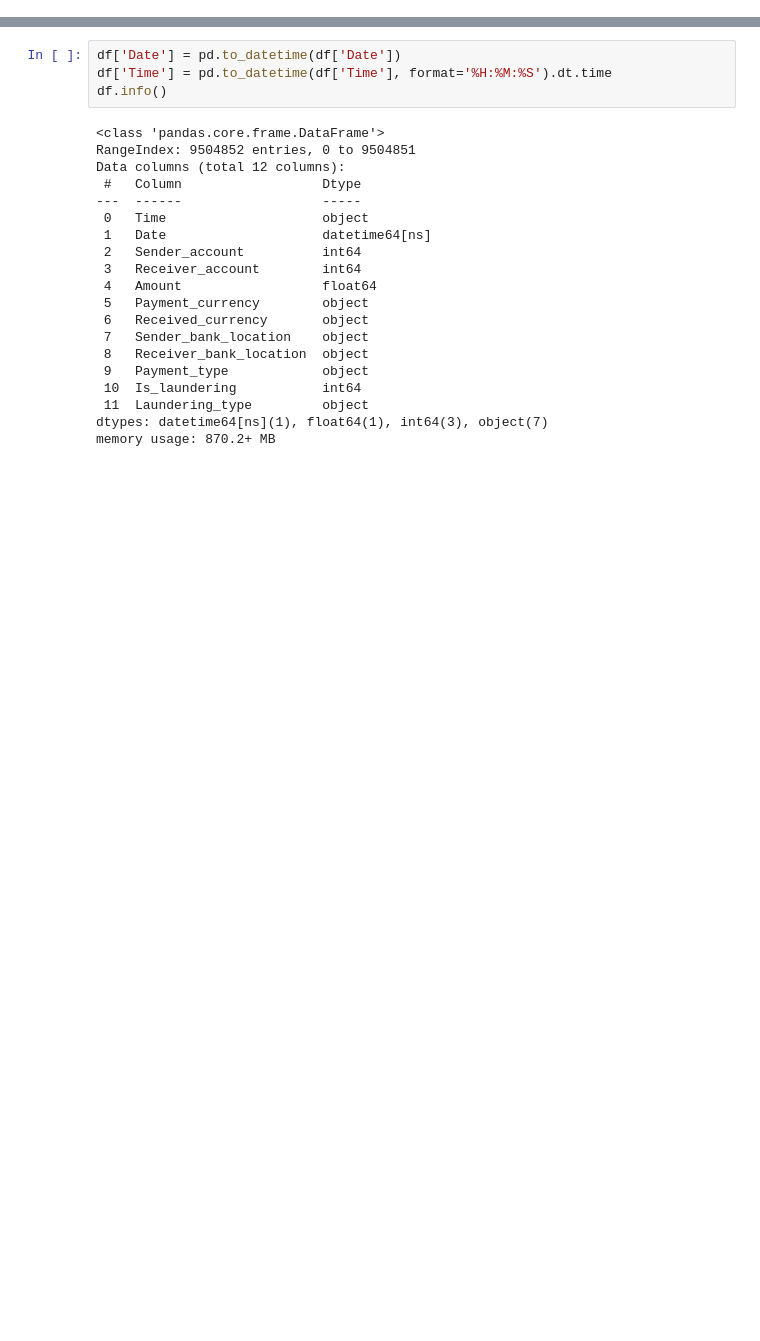
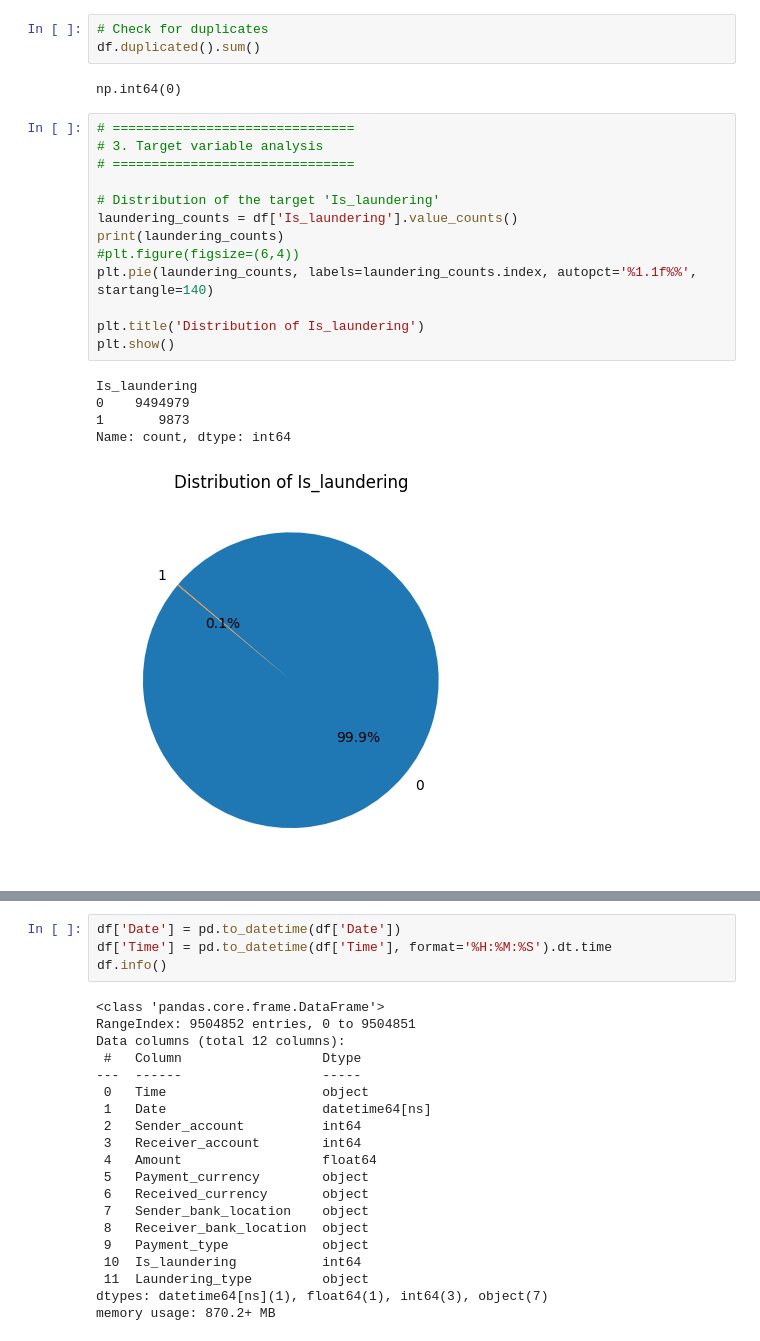
Before and after one commit to DamZav/aml-transactions-project, a Jupyter notebook: notebooks/EDA.ipynb, the cells around one changed output, grey strips where cells are left out. Cells and saved outputs as stored; diff of their text form; blank space fills up the shorter version.

Commit message:
target is_laundering variable analysis

```diff
--- a/notebooks/EDA.ipynb
+++ b/notebooks/EDA.ipynb
@@ -42,0 +85,24 @@ df.describe()
+# %%
+# Check for duplicates
+df.duplicated().sum()
+# %% [output]
+np.int64(0)
+# %%
+# ===============================
+# 3. Target variable analysis
+# ===============================
+
+# Distribution of the target 'Is_laundering'
+laundering_counts = df['Is_laundering'].value_counts()
+print(laundering_counts)
+#plt.figure(figsize=(6,4))
+plt.pie(laundering_counts, labels=laundering_counts.index, autopct='%1.1f%%', startangle=140)
+
+plt.title('Distribution of Is_laundering')
+plt.show()
+# %% [output]
+Is_laundering
+0    9494979
+1       9873
+Name: count, dtype: int64
+[figure, added]
```
Also changed, not shown: parts of 13 cells of this notebook.
